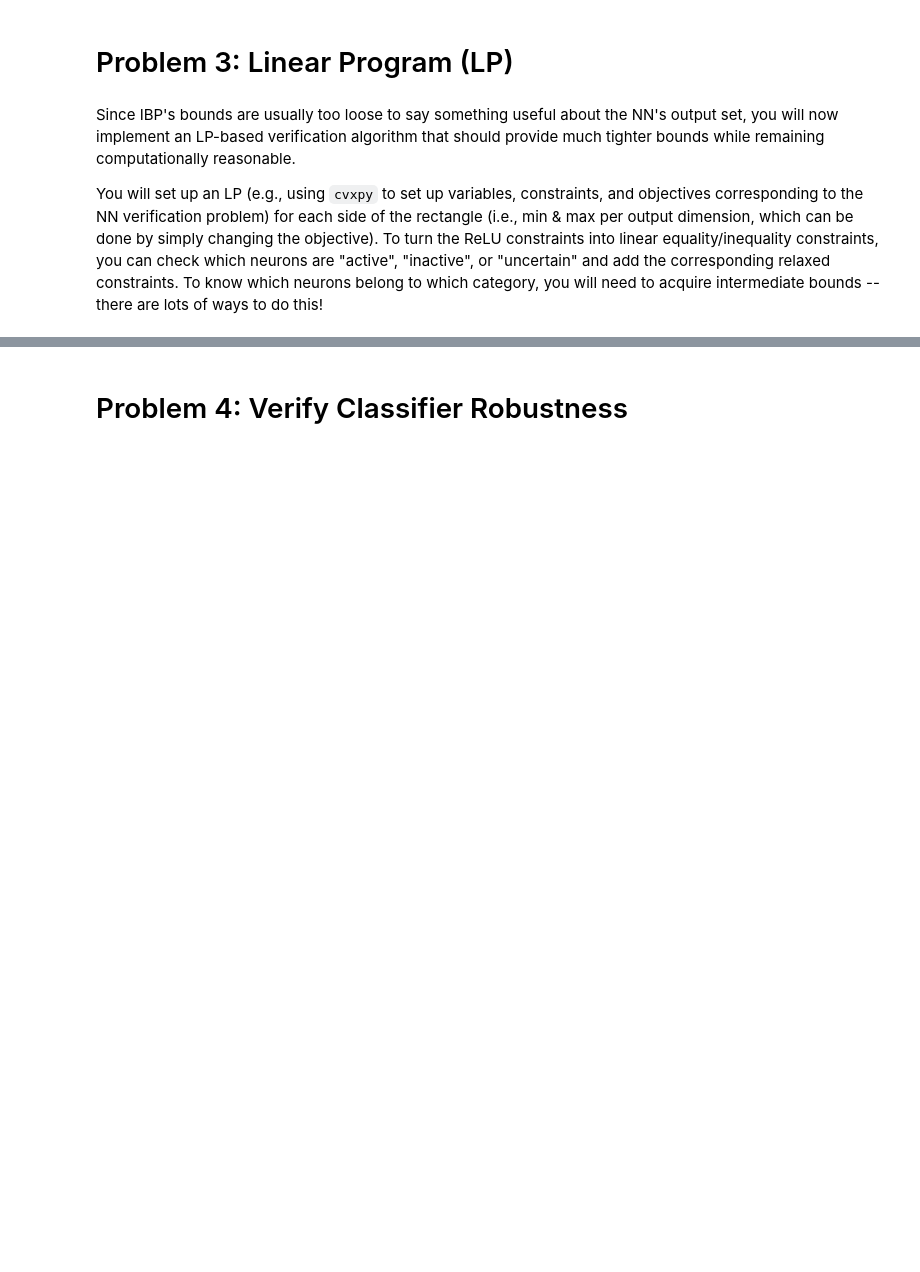
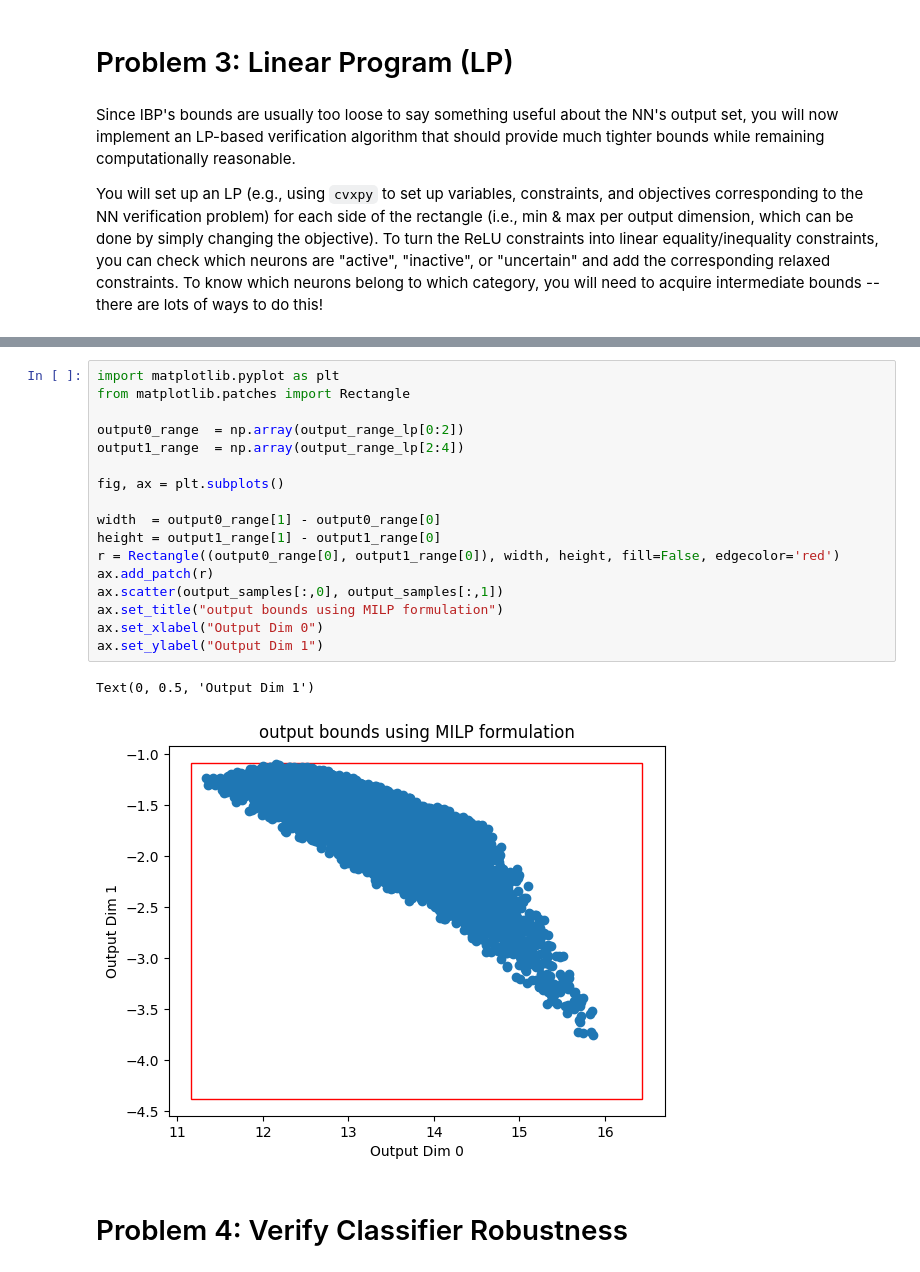
Before and after one commit to kmuenpra/EECE7268, a Jupyter notebook: EECE7268_HW2.ipynb, the cells around one changed output, grey strips where cells are left out. Saved outputs shown, nothing was run; the diff lists cells and outputs as text; blank space fills up the shorter version.

```diff
--- a/EECE7268_HW2.ipynb
+++ b/EECE7268_HW2.ipynb
@@ -371,3 +391,23 @@ output_range_lp=[np.float64(11.166060961949457), np.float64(16.436482699165452),
+# %%
+import matplotlib.pyplot as plt
+from matplotlib.patches import Rectangle
+
+output0_range  = np.array(output_range_lp[0:2])
+output1_range  = np.array(output_range_lp[2:4])
+
+fig, ax = plt.subplots()
+
+width  = output0_range[1] - output0_range[0]
+height = output1_range[1] - output1_range[0]
+r = Rectangle((output0_range[0], output1_range[0]), width, height, fill=False, edgecolor='red')
+ax.add_patch(r)
+ax.scatter(output_samples[:,0], output_samples[:,1])
+ax.set_title("output bounds using MILP formulation")
+ax.set_xlabel("Output Dim 0")
+ax.set_ylabel("Output Dim 1")
+# %% [output]
+Text(0, 0.5, 'Output Dim 1')
+[figure, added]
 # %% [markdown]
 # Problem 4: Verify Classifier Robustness
 # %% [markdown]
```
Also changed, not shown: parts of 23 cells of this notebook.
